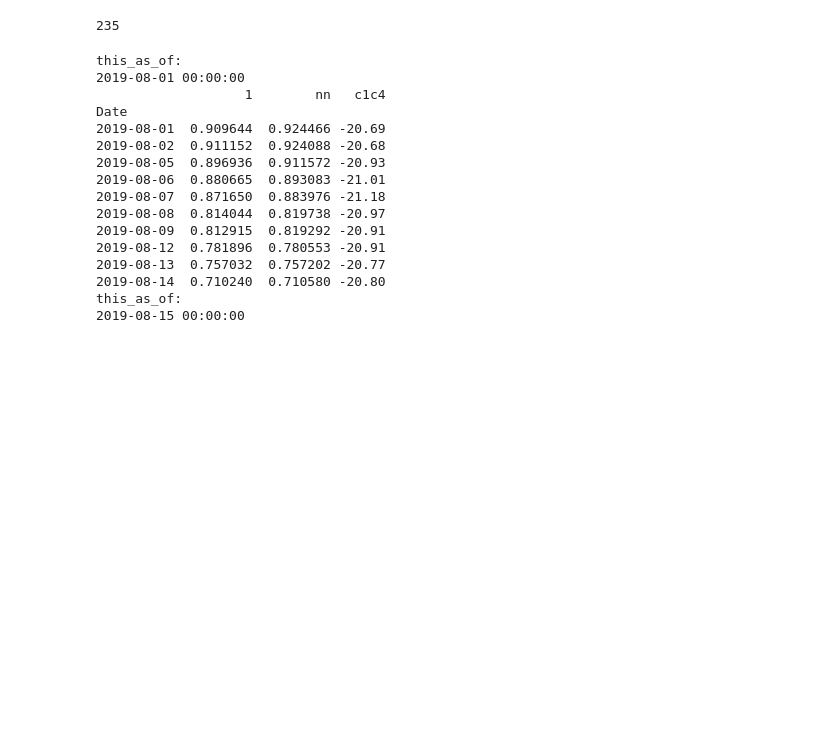
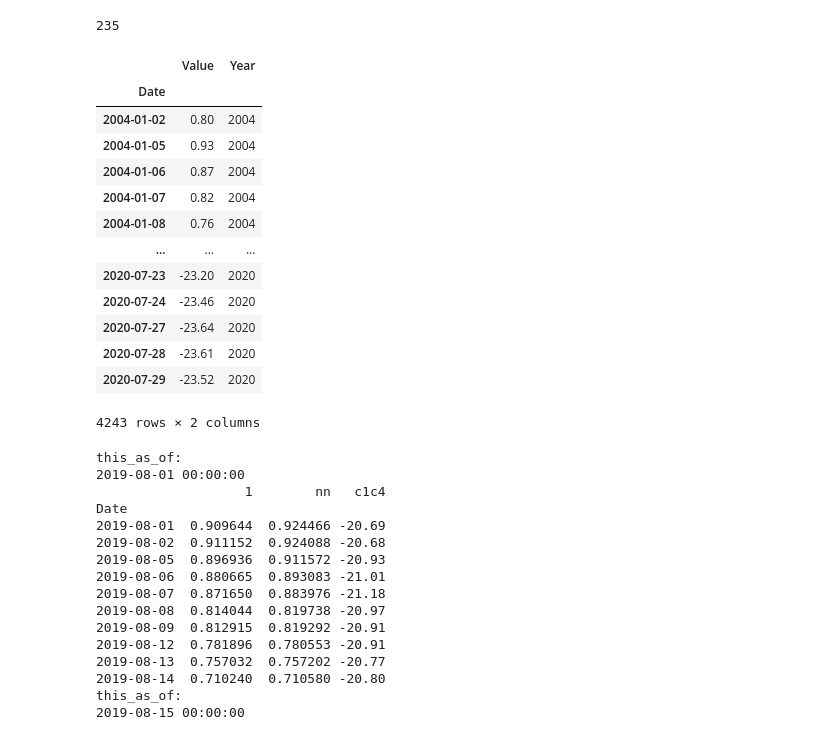
Before and after one commit to carlostolmasky/Various_RNNs, a Jupyter notebook: Various_RNNs.ipynb, the cells around one changed output. Cells and saved outputs as stored; diff of their text form; code cells hidden in the pictures; blank space fills up the shorter version.

Commit message:
spreads

```diff
--- a/Various_RNNs.ipynb
+++ b/Various_RNNs.ipynb
@@ -481,6 +481,23 @@ as_of_list.shape[0]
 235
 # %%
 spreads = mk.getSeag([51],[1],['C+1','C+4'])
+# %%
+spreads
+# %% [output]
+|  | Value | Year |
+| Date |  |  |
+| 2004-01-02 | 0.80 | 2004 |
+| 2004-01-05 | 0.93 | 2004 |
+| 2004-01-06 | 0.87 | 2004 |
+| 2004-01-07 | 0.82 | 2004 |
+| 2004-01-08 | 0.76 | 2004 |
+| ... | ... | ... |
+| 2020-07-23 | -23.20 | 2020 |
+| 2020-07-24 | -23.46 | 2020 |
+| 2020-07-27 | -23.64 | 2020 |
+| 2020-07-28 | -23.61 | 2020 |
+| 2020-07-29 | -23.52 | 2020 |
+4243 rows × 2 columns
 # %%
 
 as_of_list = pd.read_pickle('../Crude Trading/AlexeysVersion/pickles/as_of_list_df')
```
Also changed, not shown: 1 other file.
